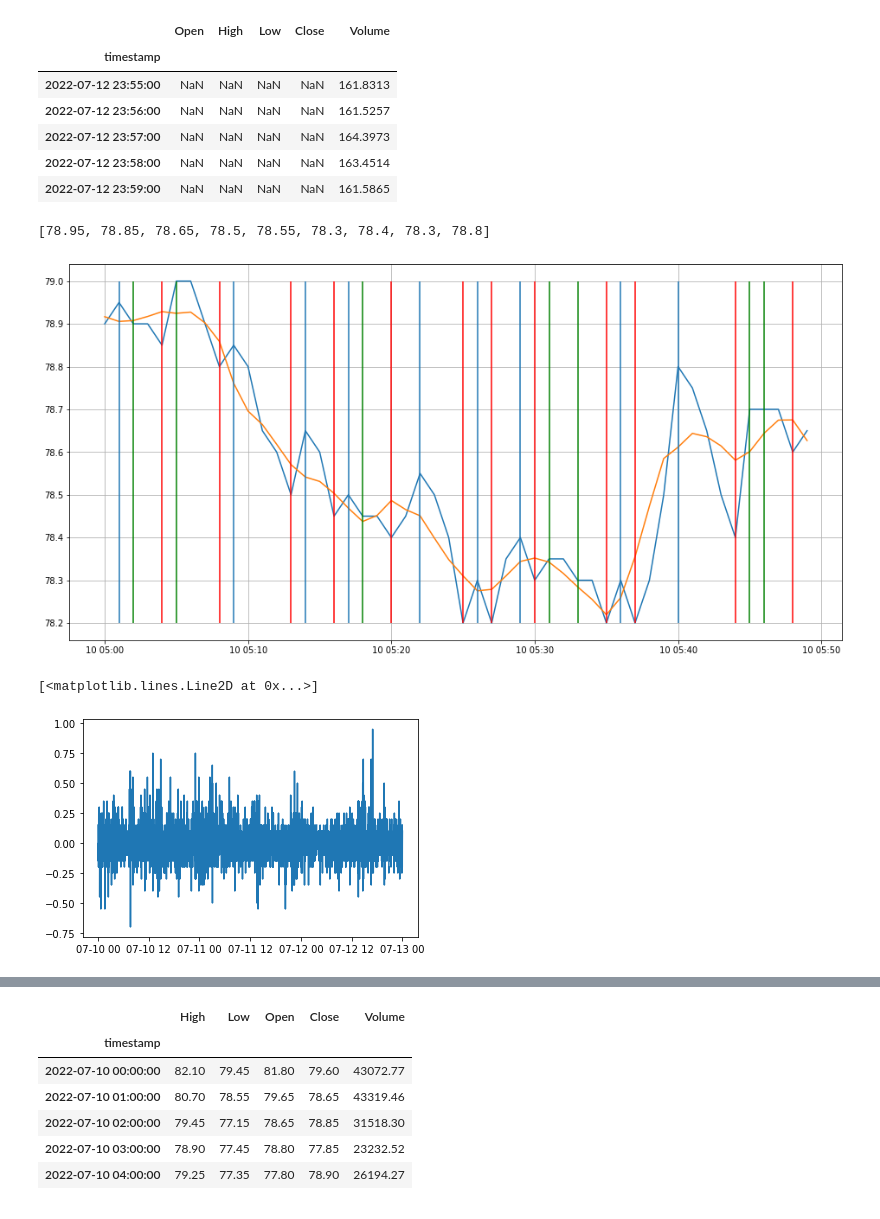
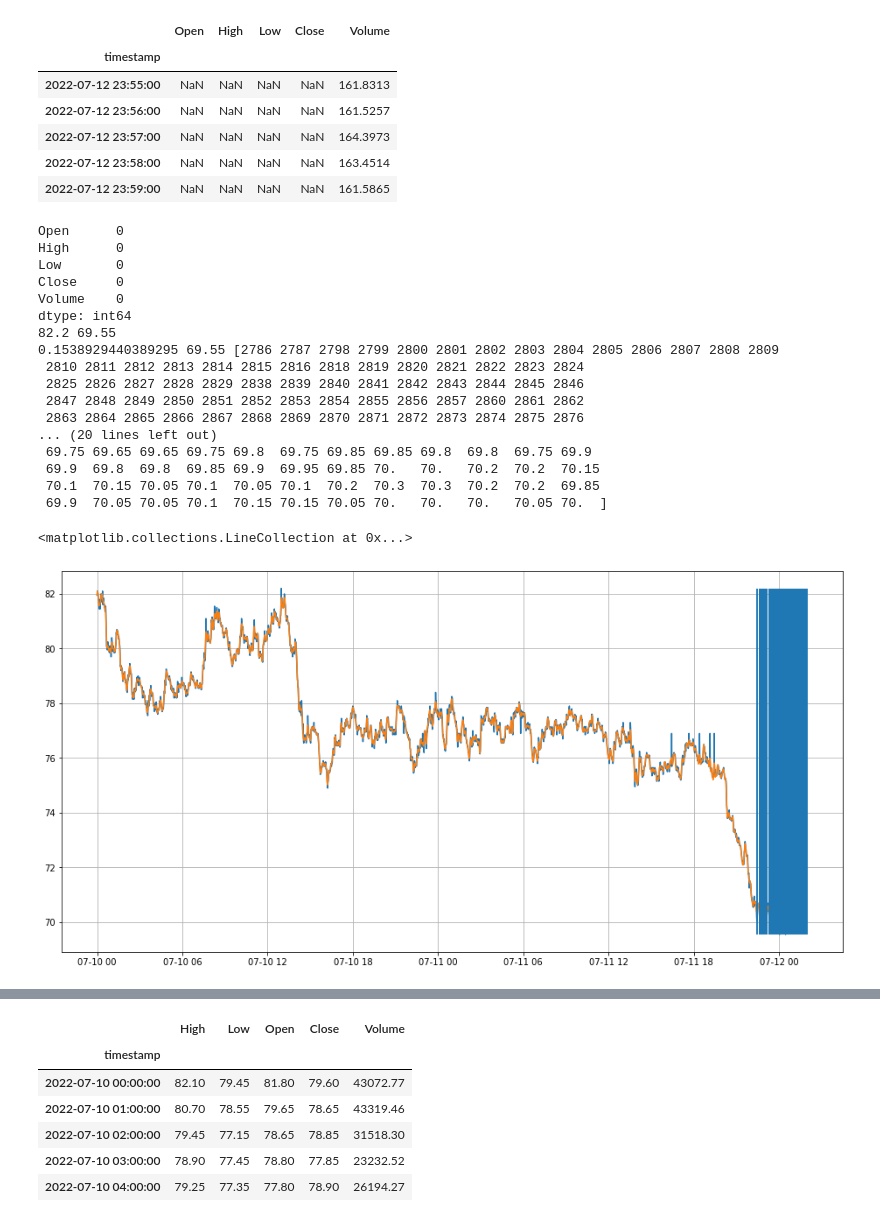
Before and after one commit to oskrivon/levelAnalyser, a Jupyter notebook: graph_display.ipynb, the cells around one changed output, grey strips where cells are left out. Saved outputs shown, nothing was run; the diff lists cells and outputs as text; code cells hidden in the pictures.

```diff
--- a/graph_display.ipynb
+++ b/graph_display.ipynb
@@ -73,7 +73,9 @@ show_candlestick_chart(minutly_price)
 plt.figure(figsize=(16, 8))
 plt.grid()
 
-new_prices = minutly_price[300:350]
+new_prices = minutly_price[:3000]
+new_prices = new_prices.fillna(new_prices.mean())
+print(new_prices.isnull().sum())
 p = np.array(new_prices['High'])
 t = np.array(new_prices.index)
 p_smoth = savgol_filter(p, 10, 3)
@@ -86,40 +88,58 @@ p_rolling = np.array(rolling['High'])
 
 dpdt = np.diff(p)/1
 
 #plt.plot(t[1:], dpdt+82)
 
 maxi = []
 val_max = []
 val_min = []
 indexes_max = []
 indexes_min = []
 
 for i in range(1, len(p)-1):
     if p[i] > p[i-1]:
         if p[i] > p[i+1]:
             val_max.append(p[i])
             indexes_max.append(i)
 
 for i in range(0, len(p)-1):
     if p[i] < p[i-1]:
         if p[i] < p[i+1]:
             val_min.append(p[i])
             indexes_min.append(i)
 
 a = np.where(dpdt == 0)
 
+"""
 plt.vlines(t[indexes_max], p.min(), p.max())
 plt.vlines(t[indexes_min], p.min(), p.max(), color = 'r')
 plt.vlines(t[a[0]], p.min(), p.max(), color = 'g')
+"""
 
-print(val_max)
+min_abs = np.min(val_min)
+th = 0.01
+b = np.where(p < th * np.mean(p) + min_abs)
+print(np.max(p), np.min(p))
+print((np.max(p) - np.min(p))/np.max(p), min_abs, b[0], p[b[0]])
+#plt.vlines(t[146], p.min(), p.max())
+plt.vlines(t[b], p.min(), p.max())
 # %% [output]
-[78.95, 78.85, 78.65, 78.5, 78.55, 78.3, 78.4, 78.3, 78.8]
+Open      0
+High      0
+Low       0
+Close     0
+Volume    0
+dtype: int64
+82.2 69.55
+0.1538929440389295 69.55 [2786 2787 2798 2799 2800 2801 2802 2803 2804 2805 2806 2807 2808 2809
+ 2810 2811 2812 2813 2814 2815 2816 2818 2819 2820 2821 2822 2823 2824
+ 2825 2826 2827 2828 2829 2838 2839 2840 2841 2842 2843 2844 2845 2846
+ 2847 2848 2849 2850 2851 2852 2853 2854 2855 2856 2857 2860 2861 2862
+ 2863 2864 2865 2866 2867 2868 2869 2870 2871 2872 2873 2874 2875 2876
+... (20 lines left out)
+ 69.75 69.65 69.65 69.75 69.8  69.75 69.85 69.85 69.8  69.8  69.75 69.9
+ 69.9  69.8  69.8  69.85 69.9  69.95 69.85 70.   70.   70.2  70.2  70.15
+ 70.1  70.15 70.05 70.1  70.05 70.1  70.2  70.3  70.3  70.2  70.2  69.85
+ 69.9  70.05 70.05 70.1  70.15 70.15 70.05 70.   70.   70.   70.05 70.  ]
+<matplotlib.collections.LineCollection at 0x...>
-[figure, old version]
+[figure, new version]
-# %%
-dpdt = np.diff(p)/1
-
-plt.plot(t[1:], dpdt)
-# %% [output]
-[<matplotlib.lines.Line2D at 0x...>]
-[figure, removed]
```
Also changed, not shown: parts of 3 cells of this notebook.
